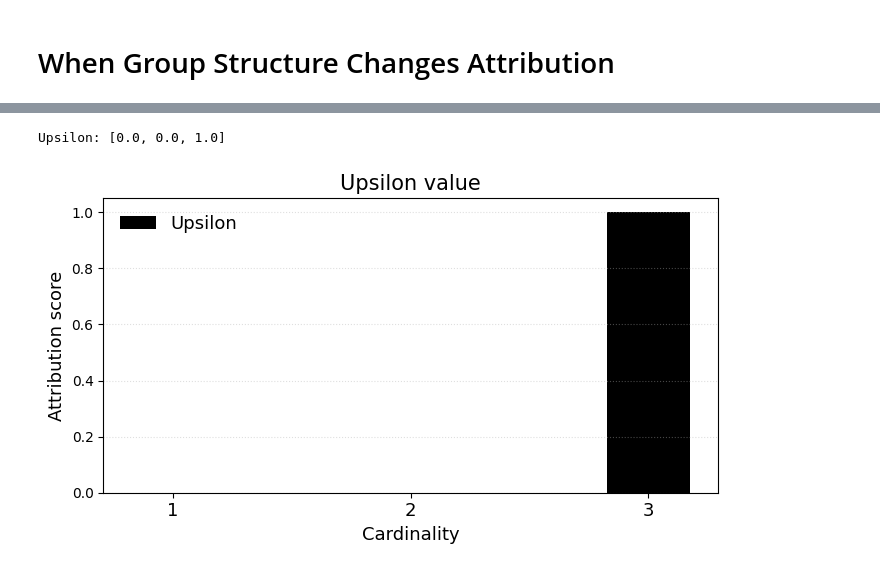
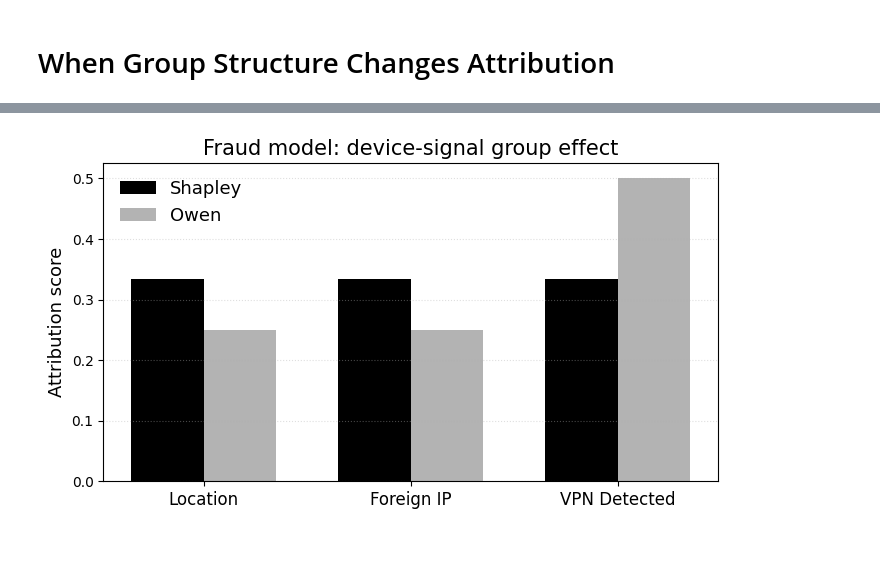
Before and after one commit to filipnaudot/powerXAI, a Jupyter notebook: examples/examples_ml.ipynb, the cells around one changed output, grey strips where cells are left out. Cells and saved outputs as stored; diff of their text form; code cells hidden in the pictures.

```diff
--- a/examples/examples_ml.ipynb
+++ b/examples/examples_ml.ipynb
@@ -132,35 +60,42 @@ Set-Owen: [0.5, 0.5]
-# %%
-from fraud_model import FraudDetectionModel
-
-model = FraudDetectionModel()
-TARGET_CLASS = "Account Takeover"
-THRESHOLD = 0.5
-PLAYERS = ["Location", "Foreign IP", "VPN Detected"]
-FEATURE_INDEX = {name: model.FEATURE_NAMES.index(name) for name in PLAYERS}
-
-def all_signals_required(players, coalition_indices):
-    signal_vector = [0] * len(model.FEATURE_NAMES)
-    for coalition_index in coalition_indices:
-        signal_vector[FEATURE_INDEX[PLAYERS[coalition_index]]] = 1
-    probability = model.classify(signal_vector, PRINT=False).probability_of(TARGET_CLASS)
-    return float(probability >= THRESHOLD)
-
-upsilon = np.array([upsilon_value(cardinality=i + 1, players=PLAYERS, value_function=all_signals_required) for i in range(len(PLAYERS))])
-
-print("Upsilon:", np.round(upsilon, 3).tolist())
-
-# PLOT
-x = np.arange(len(PLAYERS))
-fig, ax = plt.subplots(figsize=(7, 4))
-ax.bar(x, upsilon, 0.35, label="Upsilon", color=PLOT_COLORS.BLACK)
-ax.set_xticks(x)
-ax.set_xticklabels([str(i + 1) for i in range(len(PLAYERS))], fontsize=13)
-ax.set_xlabel("Cardinality", fontsize=13)
-ax.set_ylabel("Attribution score", fontsize=13)
-ax.set_title("Upsilon value", fontsize=15)
-ax.grid(axis="y", linestyle=":", alpha=0.4)
-ax.legend(frameon=False, fontsize=13)
-plt.tight_layout()
-# %% [output]
-Upsilon: [0.0, 0.0, 1.0]
-[figure, removed]
+# %%
+from fraud_model import FraudDetectionModel
+
+model = FraudDetectionModel()
+TARGET_CLASS = "Account Takeover"
+THRESHOLD = 0.5
+
+
+def all_signals_value(players, coalition_indices):
+    flat_players = [player for group in players for player in group] if isinstance(players[0], list) else players
+    FEATURE_INDEX = {name: model.FEATURE_NAMES.index(name) for name in flat_players}
+    signal_vector = [0] * len(model.FEATURE_NAMES)
+    for coalition_index in coalition_indices:
+        signal_vector[FEATURE_INDEX[flat_players[coalition_index]]] = 1
+    probability = model.classify(signal_vector, PRINT=False).probability_of(TARGET_CLASS)
+    return float(probability >= THRESHOLD)
+# %%
+PLAYERS = ["Location", "Foreign IP", "VPN Detected"]
+
+shapley = np.array([shapley_value(i, PLAYERS, all_signals_value) for i in range(len(PLAYERS))])
+
+owen_groups = [["Location", "Foreign IP"], ["VPN Detected"]]
+owen = np.array([owen_value(i, owen_groups, all_signals_value) for i in range(len(PLAYERS))])
+
+
+
+
+
+# PLOT
+x, w = np.arange(len(PLAYERS)), 0.35
+fig, ax = plt.subplots(figsize=(7, 4))
+ax.bar(x - w / 2, shapley, w, label="Shapley", color=PLOT_COLORS.BLACK)
+ax.bar(x + w / 2, owen, w, label="Owen", color=PLOT_COLORS.GRAY)
+ax.set_xticks(x)
+ax.set_xticklabels(PLAYERS, fontsize=12)
+ax.set_ylabel("Attribution score", fontsize=13)
+ax.set_title("Fraud model: device-signal group effect", fontsize=15)
+ax.grid(axis="y", linestyle=":", alpha=0.4)
+ax.legend(frameon=False, fontsize=13)
+plt.tight_layout()
+# %% [output]
+[figure, added]
```
Also changed, not shown: parts of 4 cells of this notebook, 1 other file.
